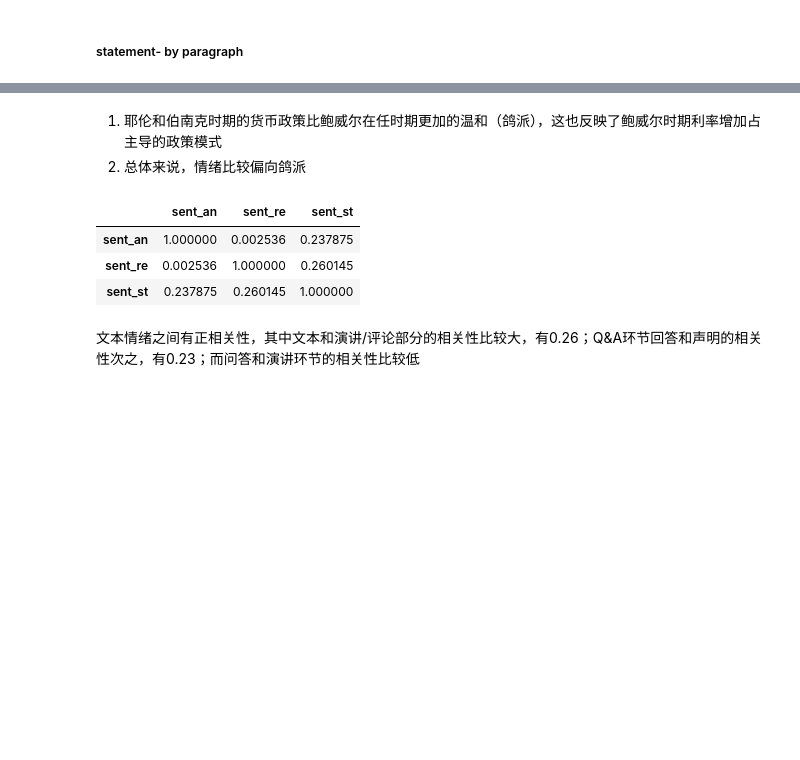
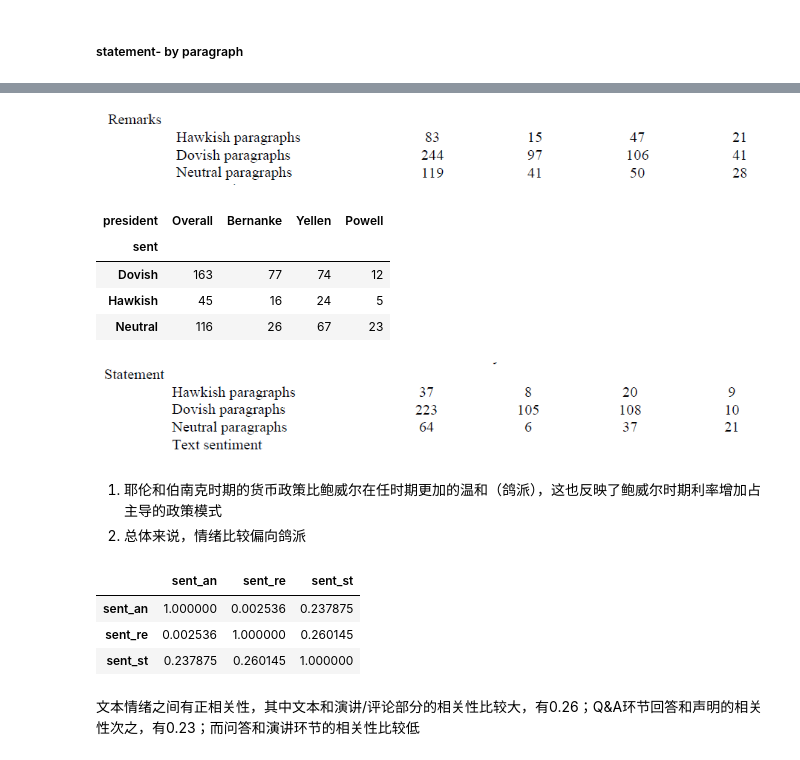
Before and after one commit to WHUFT/WHU_FinTech_Workshop, a Jupyter notebook: 10-研究方法学习班/15-Tidy Finance & Empirical Asset Pricing/09_text and voice/The_voice_of_monetary_policy_text_part.ipynb, the cells around one changed output, grey strips where cells are left out. Saved outputs shown, nothing was run; the diff lists cells and outputs as text; code cells hidden in the pictures; blank space fills up the shorter version.

```diff
--- a/10-研究方法学习班/15-Tidy Finance & Empirical Asset Pricing/09_text and voice/The_voice_of_monetary_policy_text_part.ipynb
+++ b/10-研究方法学习班/15-Tidy Finance & Empirical Asset Pricing/09_text and voice/The_voice_of_monetary_policy_text_part.ipynb
@@ -530,5 +546,10 @@ pred_remarks = (pred_remarks.get(["date","sent"]).rename(columns={"sent":"sent_r
 # %%
 pred_statement= pd.read_excel(input_file, sheet_name='statement_bert', engine="openpyxl")
 # %%
-pred_statement = (pred_statement.get(["date","sent"]).rename(columns={"sent":"sent_st"}))
+pred_statement_day = (pred_statement
+                  .get(["date","sent"])
+                  .rename(columns={"sent":"sent_st"})
+                  .groupby("date",group_keys=False)
+                  .aggregate(sent_st =("sent_st", lambda x: np.mean(x)))
+                  .reset_index())
 # %%
@@ -583,17 +607,24 @@ pre=(pre
+# %% [markdown]
+![image-2.png](attachment:image-2.png)
+# %%
+statis_pre(pred_statement)
+# %% [output]
+| president | Overall | Bernanke | Yellen | Powell |
+| sent |  |  |  |  |
+| Dovish | 163 | 77 | 74 | 12 |
+| Hawkish | 45 | 16 | 24 | 5 |
+| Neutral | 116 | 26 | 67 | 23 |
+# %% [markdown]
+![image.png](attachment:image.png)
 # %% [markdown]
 1. 耶伦和伯南克时期的货币政策比鲍威尔在任时期更加的温和（鸽派），这也反映了鲍威尔时期利率增加占主导的政策模式
 2. 总体来说，情绪比较偏向鸽派
-# %%
-(pre
-.groupby(["president","date"],group_keys=False)
-.aggregate(sent_an =("sent_an", lambda x: np.mean(x)),
-           sent_re =("sent_re", lambda x: np.mean(x)),
-           sent_st =("sent_st", lambda x: np.mean(x)))
-.get(["sent_an","sent_re","sent_st"])).corr()
-# %% [output]
-|  | sent_an | sent_re | sent_st |
-| sent_an | 1.000000 | 0.002536 | 0.237875 |
-| sent_re | 0.002536 | 1.000000 | 0.260145 |
-| sent_st | 0.237875 | 0.260145 | 1.000000 |
+# %%
+(pre_day.get(["sent_an","sent_re","sent_st"])).corr()
+# %% [output]
+|  | sent_an | sent_re | sent_st |
+| sent_an | 1.000000 | 0.002536 | 0.237875 |
+| sent_re | 0.002536 | 1.000000 | 0.260145 |
+| sent_st | 0.237875 | 0.260145 | 1.000000 |
 # %% [markdown]
 文本情绪之间有正相关性，其中文本和演讲/评论部分的相关性比较大，有0.26；Q&A环节回答和声明的相关性次之，有0.23；而问答和演讲环节的相关性比较低
```
Also changed, not shown: parts of 27 cells of this notebook.
